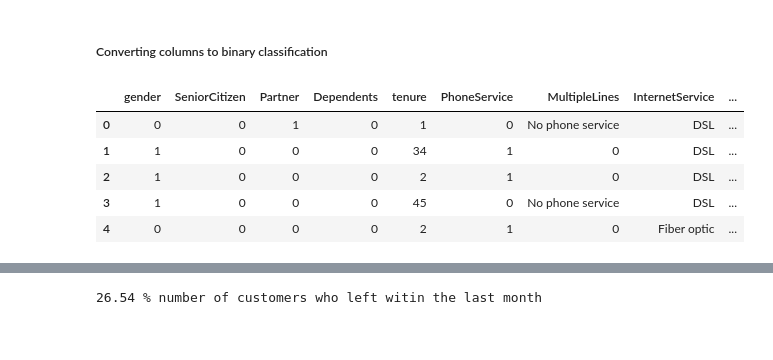
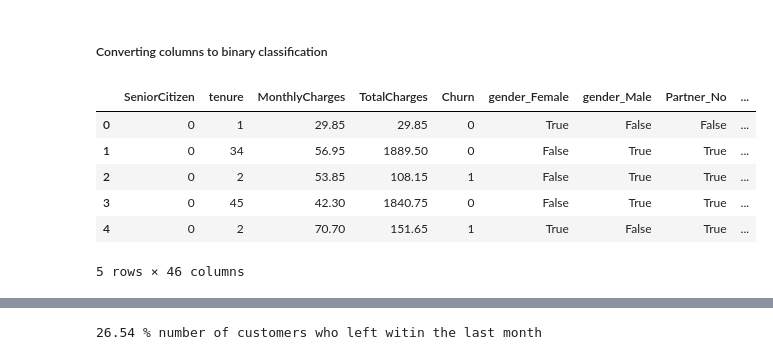
Before and after one commit to meiseg/learn_EDA, a Jupyter notebook: first_eda.ipynb, the cells around one changed output, grey strips where cells are left out. Saved outputs shown, nothing was run; the diff lists cells and outputs as text; code cells hidden in the pictures.

```diff
--- a/first_eda.ipynb
+++ b/first_eda.ipynb
@@ -66,12 +67,16 @@ dtype: int64
 # %% [markdown]
 ##### Converting columns to binary classification
 # %%
-df_binary = df.map(lambda x: 1 if x == 'Yes' or x =="Male" else 0 if x == 'No' or x=="Female" else x)
-df_binary.head()
+df['TotalCharges'] = pd.to_numeric(df['TotalCharges'], errors='coerce')
+df["Churn"] = df["Churn"].map(lambda x: 1 if x =="Yes" else 0 if x == "No" else x)
-# %% [output]
-|  | gender | SeniorCitizen | Partner | Dependents | tenure | PhoneService | MultipleLines | InternetService | ... |
-| 0 | 0 | 0 | 1 | 0 | 1 | 0 | No phone service | DSL | ... |
-| 1 | 1 | 0 | 0 | 0 | 34 | 1 | 0 | DSL | ... |
-| 2 | 1 | 0 | 0 | 0 | 2 | 1 | 0 | DSL | ... |
-| 3 | 1 | 0 | 0 | 0 | 45 | 0 | No phone service | DSL | ... |
-| 4 | 0 | 0 | 0 | 0 | 2 | 1 | 0 | Fiber optic | ... |
+# %%
+df_binary = pd.get_dummies(df)
+df_binary.head()
+# %% [output]
+|  | SeniorCitizen | tenure | MonthlyCharges | TotalCharges | Churn | gender_Female | gender_Male | Partner_No | ... |
+| 0 | 0 | 1 | 29.85 | 29.85 | 0 | True | False | False | ... |
+| 1 | 0 | 34 | 56.95 | 1889.50 | 0 | False | True | True | ... |
+| 2 | 0 | 2 | 53.85 | 108.15 | 1 | False | True | True | ... |
+| 3 | 0 | 45 | 42.30 | 1840.75 | 0 | False | True | True | ... |
+| 4 | 0 | 2 | 70.70 | 151.65 | 1 | True | False | True | ... |
+5 rows × 46 columns
```
Also changed, not shown: parts of 16 cells of this notebook.
